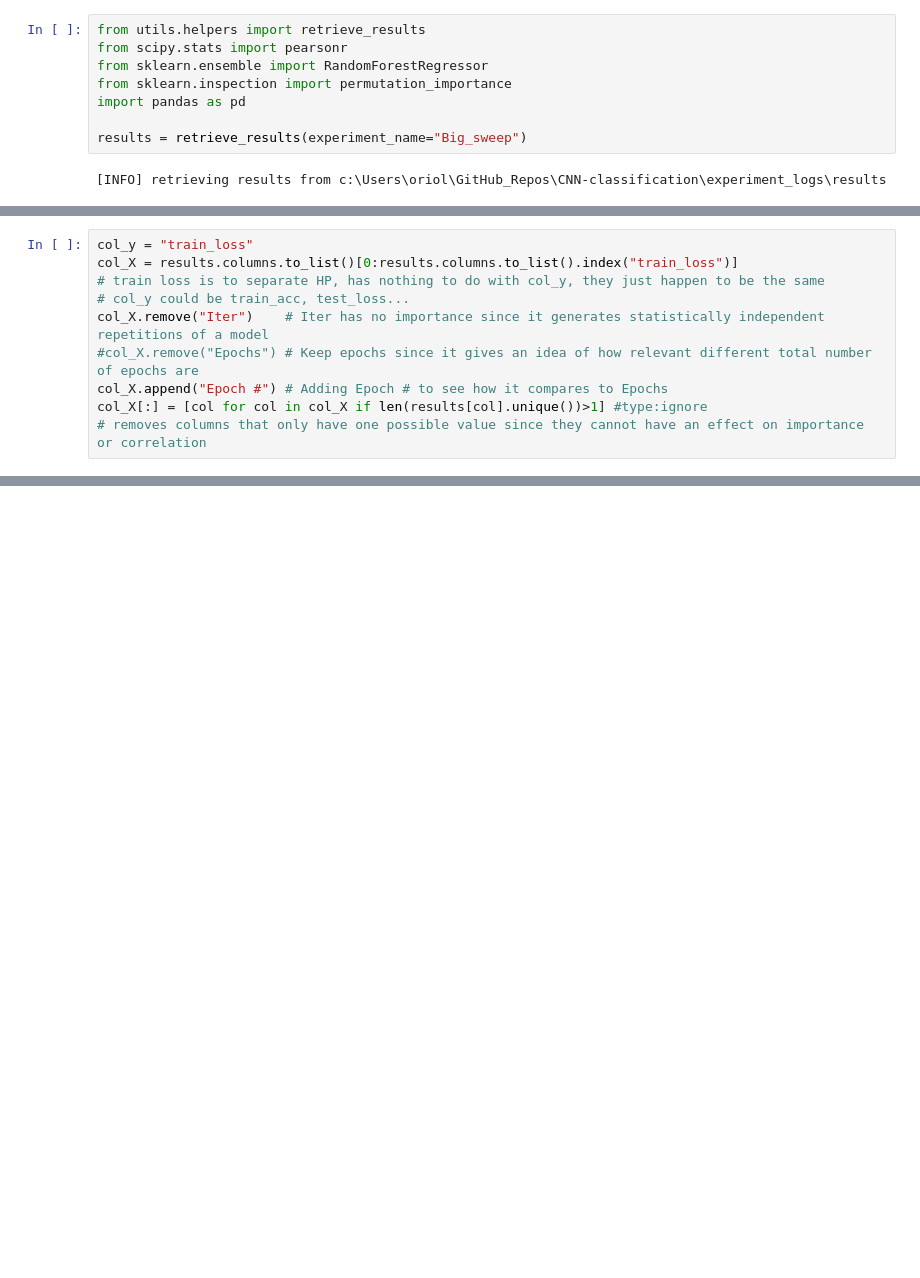
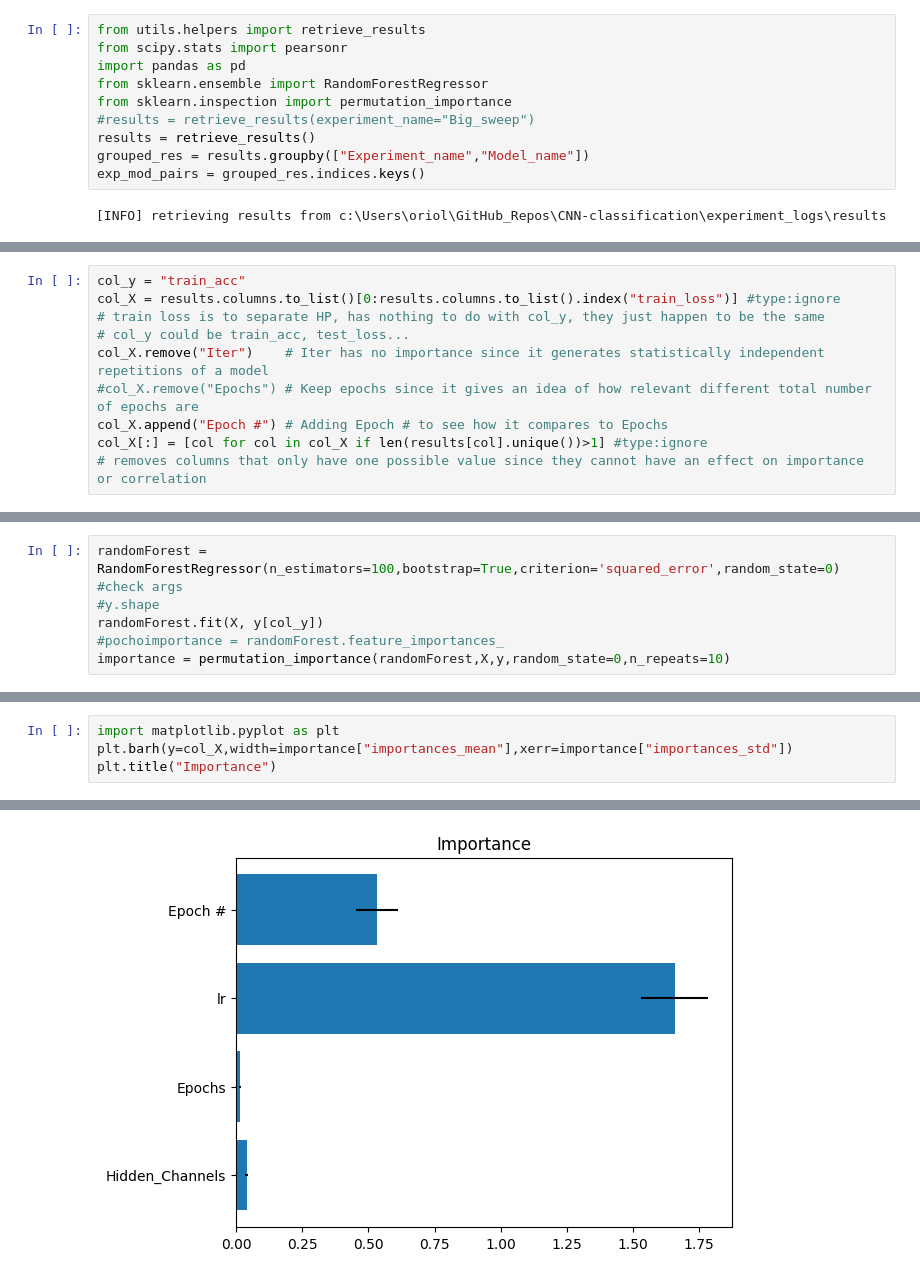
Before and after one commit to Oriol23/CNN-classification, a Jupyter notebook: notebooks/testnotebook.ipynb, the cells around one changed output, grey strips where cells are left out. Drawn from its saved outputs; the diff is of its cells as text; blank space fills up the shorter version.

Commit message:
started adding importance, degugged acc filter

```diff
--- a/notebooks/testnotebook.ipynb
+++ b/notebooks/testnotebook.ipynb
@@ -184,10 +186,12 @@ Hyperparams: {'Hidden_Channels': 30, 'Epochs': 3, 'lr': 0.1, 'Iter': 2, 'Size':
 # %%
 from utils.helpers import retrieve_results
 from scipy.stats import pearsonr
+import pandas as pd
 from sklearn.ensemble import RandomForestRegressor
 from sklearn.inspection import permutation_importance
-import pandas as pd
-
-results = retrieve_results(experiment_name="Big_sweep")
+#results = retrieve_results(experiment_name="Big_sweep")
+results = retrieve_results()
+grouped_res = results.groupby(["Experiment_name","Model_name"])
+exp_mod_pairs = grouped_res.indices.keys()
 # %% [output]
 [INFO] retrieving results from c:\Users\oriol\GitHub_Repos\CNN-classification\experiment_logs\results
@@ -194,6 +281,6 @@ results = retrieve_results(experiment_name="Big_sweep")
 # %%
-col_y = "train_loss"
-col_X = results.columns.to_list()[0:results.columns.to_list().index("train_loss")]
+col_y = "train_acc"
+col_X = results.columns.to_list()[0:results.columns.to_list().index("train_loss")] #type:ignore
 # train loss is to separate HP, has nothing to do with col_y, they just happen to be the same
 # col_y could be train_acc, test_loss...
 col_X.remove("Iter")    # Iter has no importance since it generates statistically independent repetitions of a model
@@ -218,0 +301,6 @@ col_X
+# %%
+randomForest = RandomForestRegressor(n_estimators=100,bootstrap=True,criterion='squared_error',random_state=0) #check args
+#y.shape
+randomForest.fit(X, y[col_y])
+#pochoimportance = randomForest.feature_importances_
+importance = permutation_importance(randomForest,X,y,random_state=0,n_repeats=10)
@@ -218,0 +321,5 @@ col_X
+# %%
+import matplotlib.pyplot as plt
+plt.barh(y=col_X,width=importance["importances_mean"],xerr=importance["importances_std"])
+plt.title("Importance")
+# %% [output]
@@ -218,0 +327 @@ col_X
+[figure, added]
```
Also changed, not shown: parts of 13 cells of this notebook, 3 other files.
